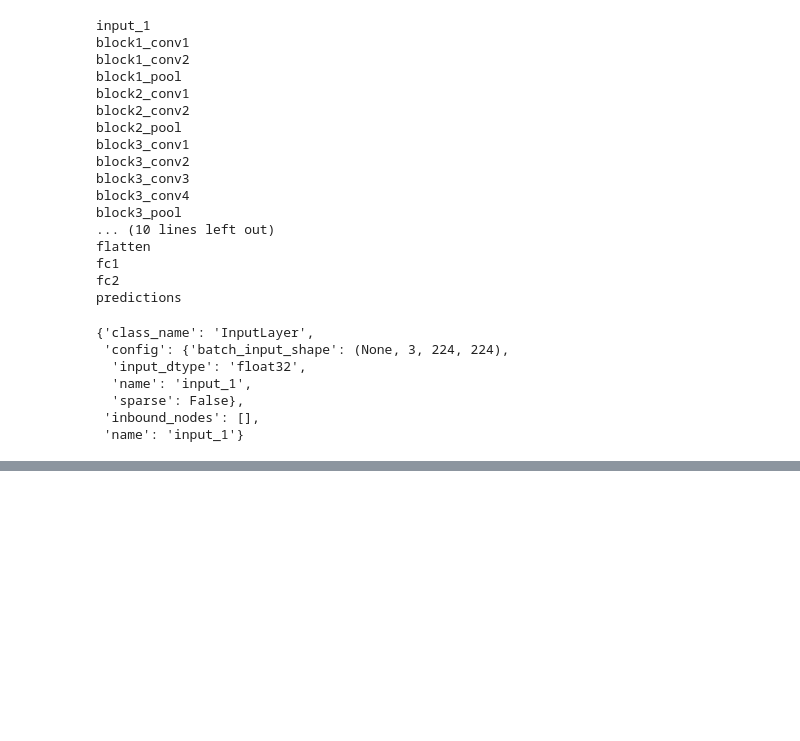
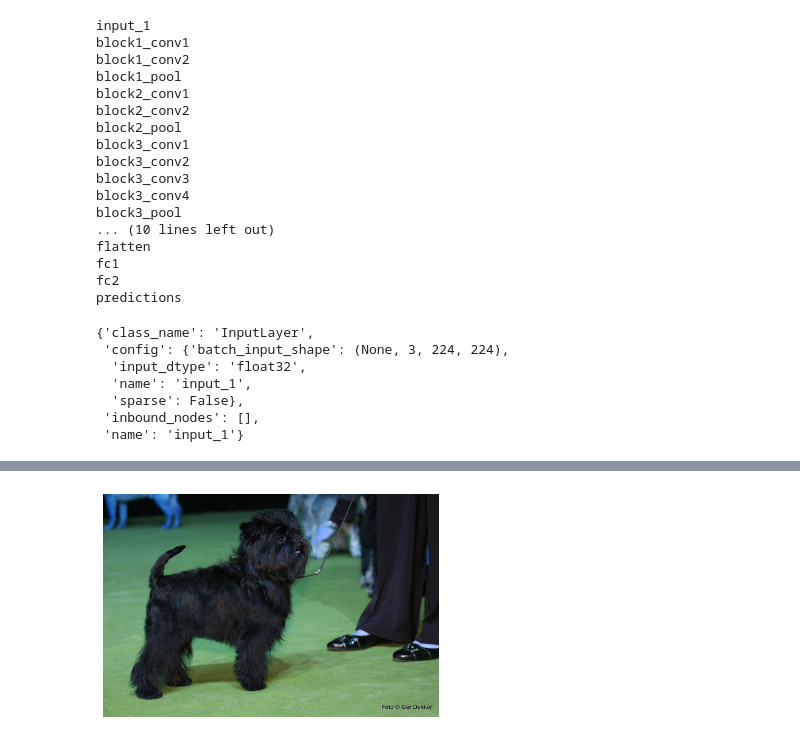
Before and after one commit to nateGeorge/IDmyDog, a Jupyter notebook: neural_nets/Test different feature levels.ipynb, the cells around one changed output, grey strips where cells are left out. Saved outputs shown, nothing was run; the diff lists cells and outputs as text; code cells hidden in the pictures; blank space fills up the shorter version.

```diff
--- a/neural_nets/Test different feature levels.ipynb
+++ b/neural_nets/Test different feature levels.ipynb
@@ -135,0 +142,9 @@ plt.imshow(testFeat[0][0])
+# %%
+im = cv2.imread(filename)
+ax = plt.gca()
+ax.set_xticks([])
+ax.set_yticks([])
+ax.axis('off')
+f = plt.imshow(im)
+# %% [output]
+[figure, added]
```
Also changed, not shown: parts of 16 cells of this notebook, 1 other file.
